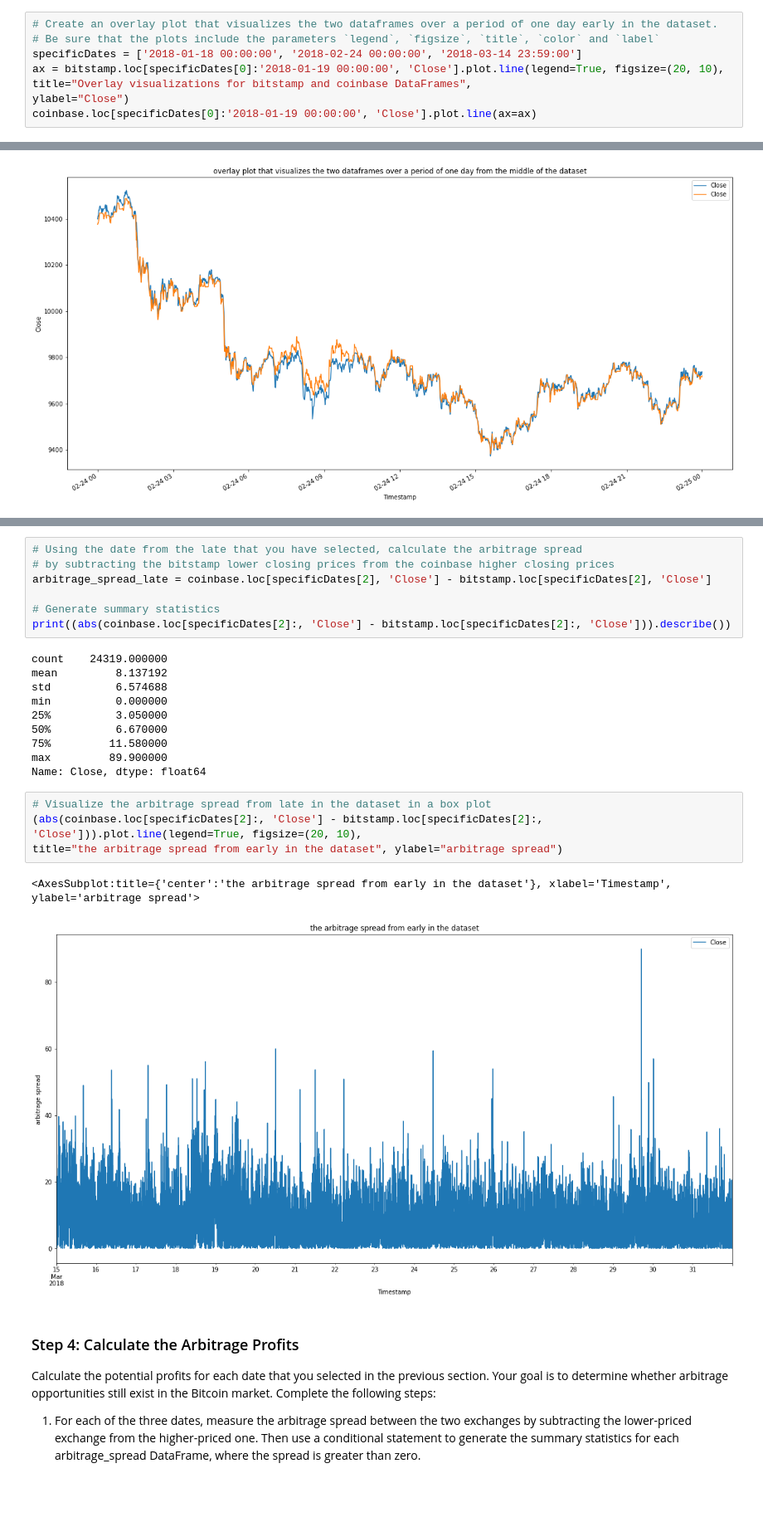
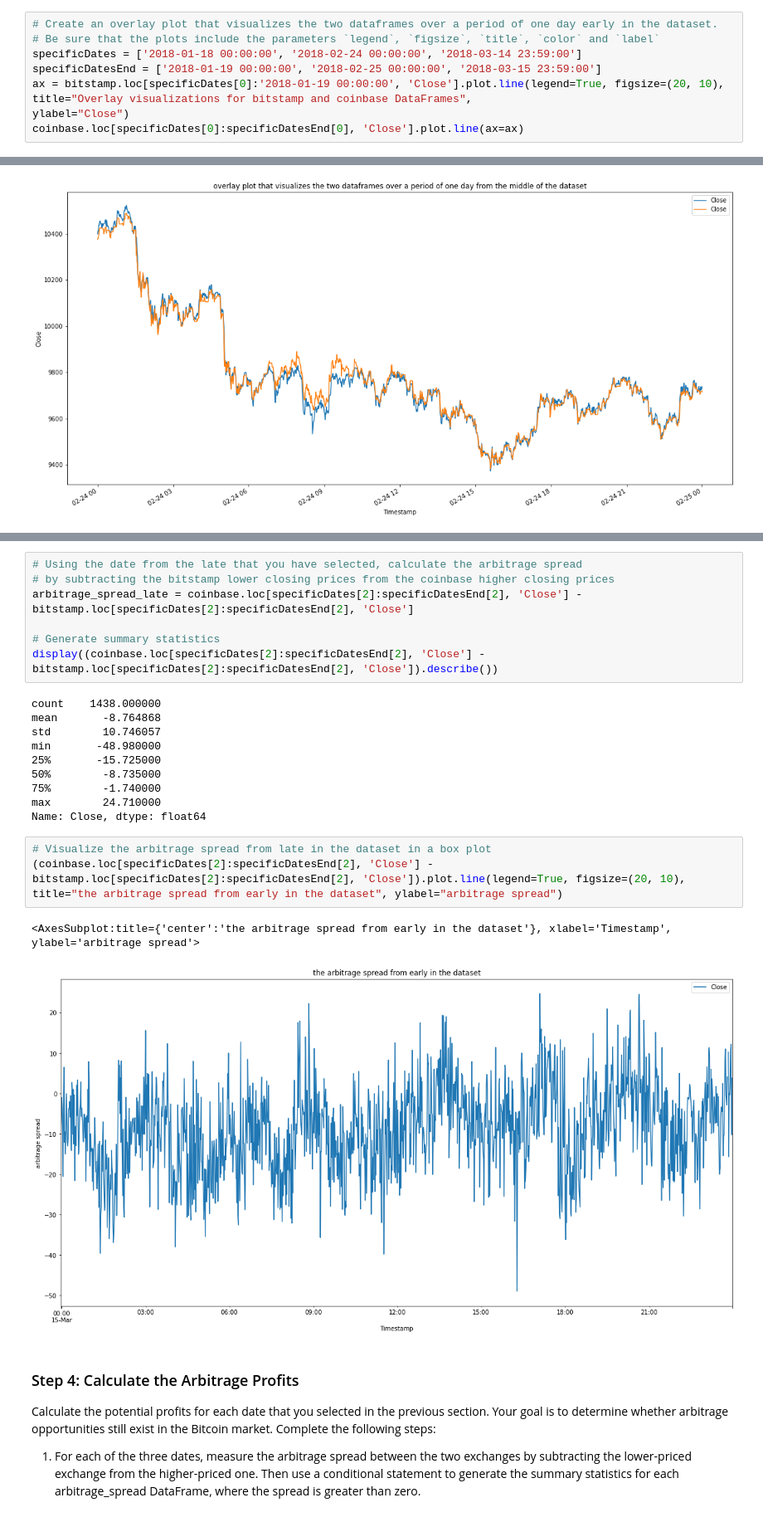
Before and after one commit to gatsbyz/columbia_bootcamp, a Jupyter notebook: module3/crypto_arbitrage.ipynb, the cells around one changed output, grey strips where cells are left out. Shown at 83% size. Cells and saved outputs as stored; diff of their text form; blank space fills up the shorter version.

```diff
--- a/module3/crypto_arbitrage.ipynb
+++ b/module3/crypto_arbitrage.ipynb
@@ -278,9 +278,10 @@ Focus your analysis on specific dates by completing the following steps:
 # Create an overlay plot that visualizes the two dataframes over a period of one day early in the dataset.
 # Be sure that the plots include the parameters `legend`, `figsize`, `title`, `color` and `label`
 specificDates = ['2018-01-18 00:00:00', '2018-02-24 00:00:00', '2018-03-14 23:59:00']
+specificDatesEnd = ['2018-01-19 00:00:00', '2018-02-25 00:00:00', '2018-03-15 23:59:00']
 ax = bitstamp.loc[specificDates[0]:'2018-01-19 00:00:00', 'Close'].plot.line(legend=True, figsize=(20, 10), title="Overlay visualizations for bitstamp and coinbase DataFrames",
 ylabel="Close")
-coinbase.loc[specificDates[0]:'2018-01-19 00:00:00', 'Close'].plot.line(ax=ax)
+coinbase.loc[specificDates[0]:specificDatesEnd[0], 'Close'].plot.line(ax=ax)
 # %% [output]
 <AxesSubplot:title={'center':'Overlay visualizations for bitstamp and coinbase DataFrames'}, xlabel='Timestamp', ylabel='Close'>
 [figure]
@@ -358,27 +362,27 @@ coinbase.loc[specificDates[2]:'2018-03-15 23:59:00', 'Close'].plot.line(legend=T
 # %%
 # Using the date from the late that you have selected, calculate the arbitrage spread
 # by subtracting the bitstamp lower closing prices from the coinbase higher closing prices
-arbitrage_spread_late = coinbase.loc[specificDates[2], 'Close'] - bitstamp.loc[specificDates[2], 'Close']
+arbitrage_spread_late = coinbase.loc[specificDates[2]:specificDatesEnd[2], 'Close'] - bitstamp.loc[specificDates[2]:specificDatesEnd[2], 'Close']
 
 # Generate summary statistics
-print((abs(coinbase.loc[specificDates[2]:, 'Close'] - bitstamp.loc[specificDates[2]:, 'Close'])).describe())
+display((coinbase.loc[specificDates[2]:specificDatesEnd[2], 'Close'] - bitstamp.loc[specificDates[2]:specificDatesEnd[2], 'Close']).describe())
 # %% [output]
-count    24319.000000
-mean         8.137192
-std          6.574688
-min          0.000000
-25%          3.050000
-50%          6.670000
-75%         11.580000
-max         89.900000
+count    1438.000000
+mean       -8.764868
+std        10.746057
+min       -48.980000
+25%       -15.725000
+50%        -8.735000
+75%        -1.740000
+max        24.710000
 Name: Close, dtype: float64
 # %%
 # Visualize the arbitrage spread from late in the dataset in a box plot
-(abs(coinbase.loc[specificDates[2]:, 'Close'] - bitstamp.loc[specificDates[2]:, 'Close'])).plot.line(legend=True, figsize=(20, 10),
+(coinbase.loc[specificDates[2]:specificDatesEnd[2], 'Close'] - bitstamp.loc[specificDates[2]:specificDatesEnd[2], 'Close']).plot.line(legend=True, figsize=(20, 10),
 title="the arbitrage spread from early in the dataset", ylabel="arbitrage spread")
 # %% [output]
 <AxesSubplot:title={'center':'the arbitrage spread from early in the dataset'}, xlabel='Timestamp', ylabel='arbitrage spread'>
-[figure, old version]
+[figure, new version]
 # %% [markdown]
 ### Step 4: Calculate the Arbitrage Profits
 
```
Also changed, not shown: parts of 7 cells of this notebook.
